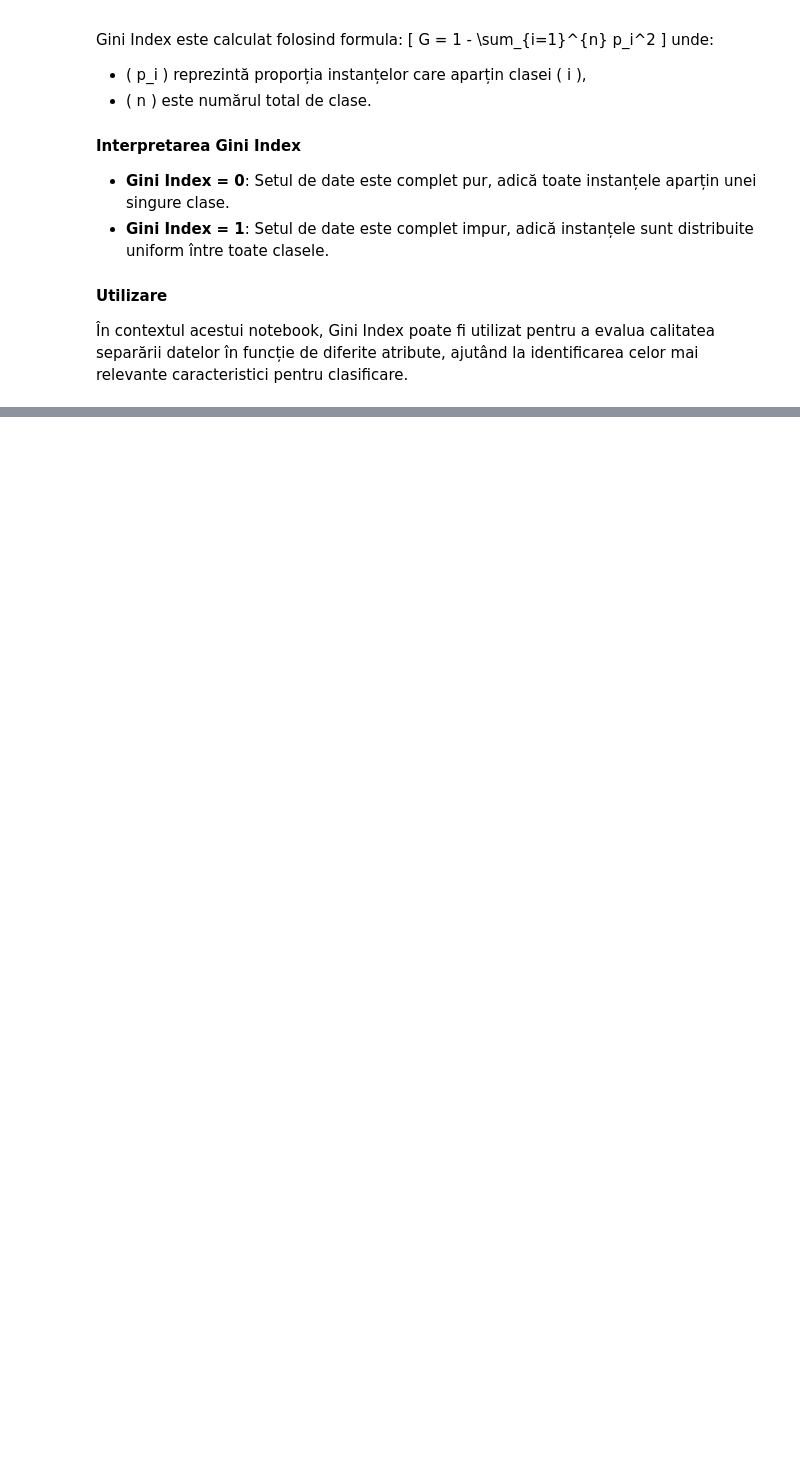
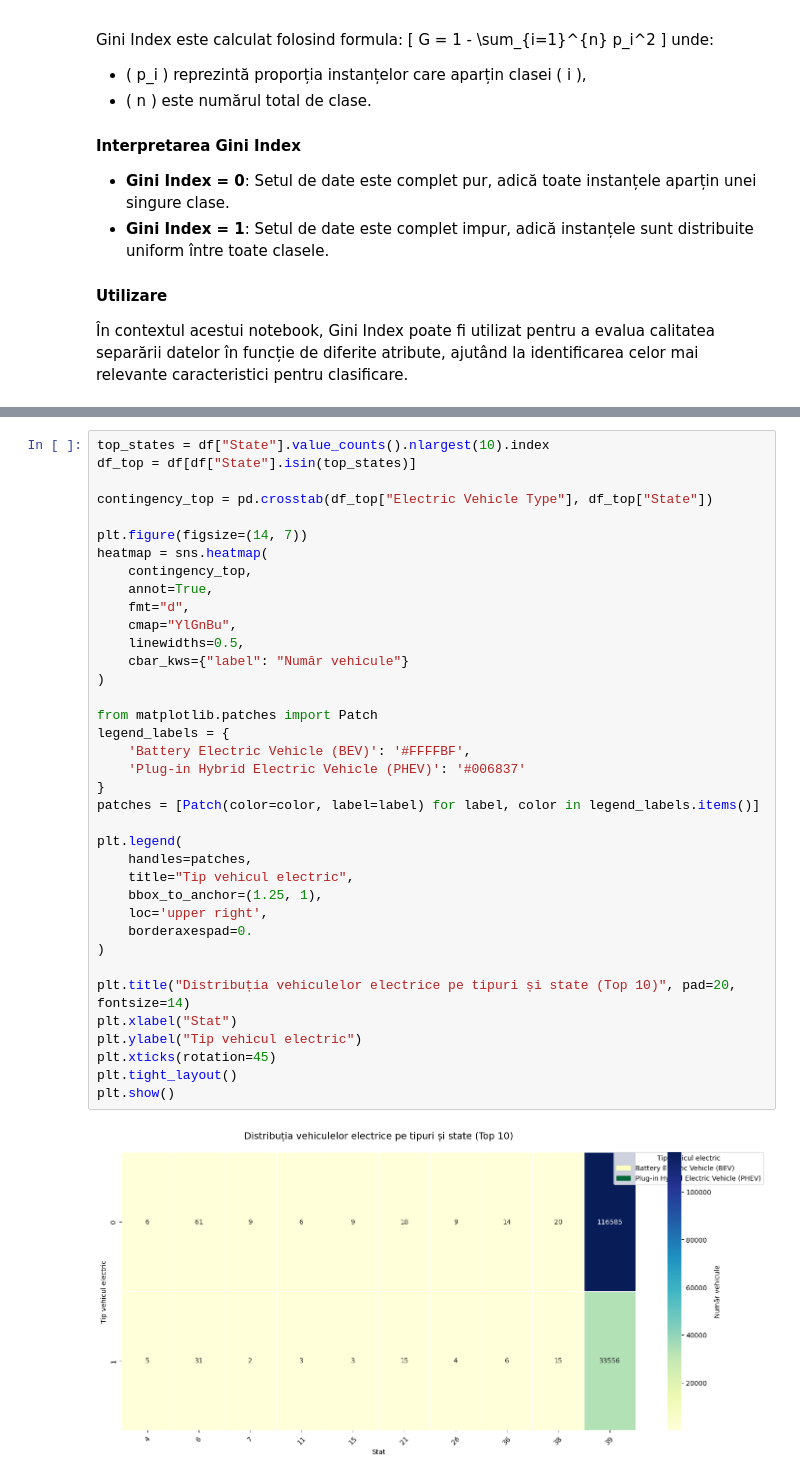
Before and after one commit to Copernicus12/Sisteme_Inteligente_-2025-, a Jupyter notebook: Electric_Vehicle_Population_Data.ipynb, the cells around one changed output, grey strips where cells are left out. Cells and saved outputs as stored; diff of their text form; blank space fills up the shorter version.

```diff
--- a/Electric_Vehicle_Population_Data.ipynb
+++ b/Electric_Vehicle_Population_Data.ipynb
@@ -666,0 +746,39 @@ for col in df_cleaned.columns:
+# %%
+top_states = df["State"].value_counts().nlargest(10).index
+df_top = df[df["State"].isin(top_states)]
+
+contingency_top = pd.crosstab(df_top["Electric Vehicle Type"], df_top["State"])
+
+plt.figure(figsize=(14, 7))
+heatmap = sns.heatmap(
+    contingency_top,
+    annot=True,
+    fmt="d",
+    cmap="YlGnBu",
+    linewidths=0.5,
+    cbar_kws={"label": "Număr vehicule"}
+)
+
+from matplotlib.patches import Patch
+legend_labels = {
+    'Battery Electric Vehicle (BEV)': '#FFFFBF',
+    'Plug-in Hybrid Electric Vehicle (PHEV)': '#006837'
+}
+patches = [Patch(color=color, label=label) for label, color in legend_labels.items()]
+
+plt.legend(
+    handles=patches,
+    title="Tip vehicul electric",
+    bbox_to_anchor=(1.25, 1),
+    loc='upper right',
+    borderaxespad=0.
+)
+
+plt.title("Distribuția vehiculelor electrice pe tipuri și state (Top 10)", pad=20, fontsize=14)
+plt.xlabel("Stat")
+plt.ylabel("Tip vehicul electric")
+plt.xticks(rotation=45)
+plt.tight_layout()
+plt.show()
+# %% [output]
+[figure, added]
```
Also changed, not shown: parts of 11 cells of this notebook.
